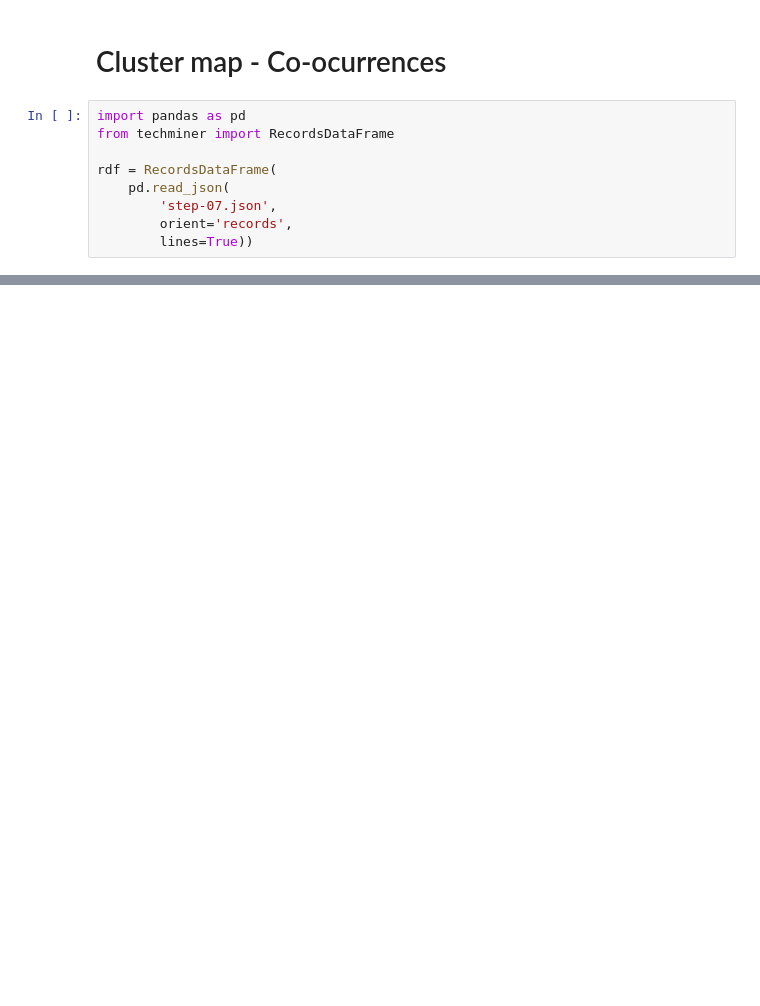
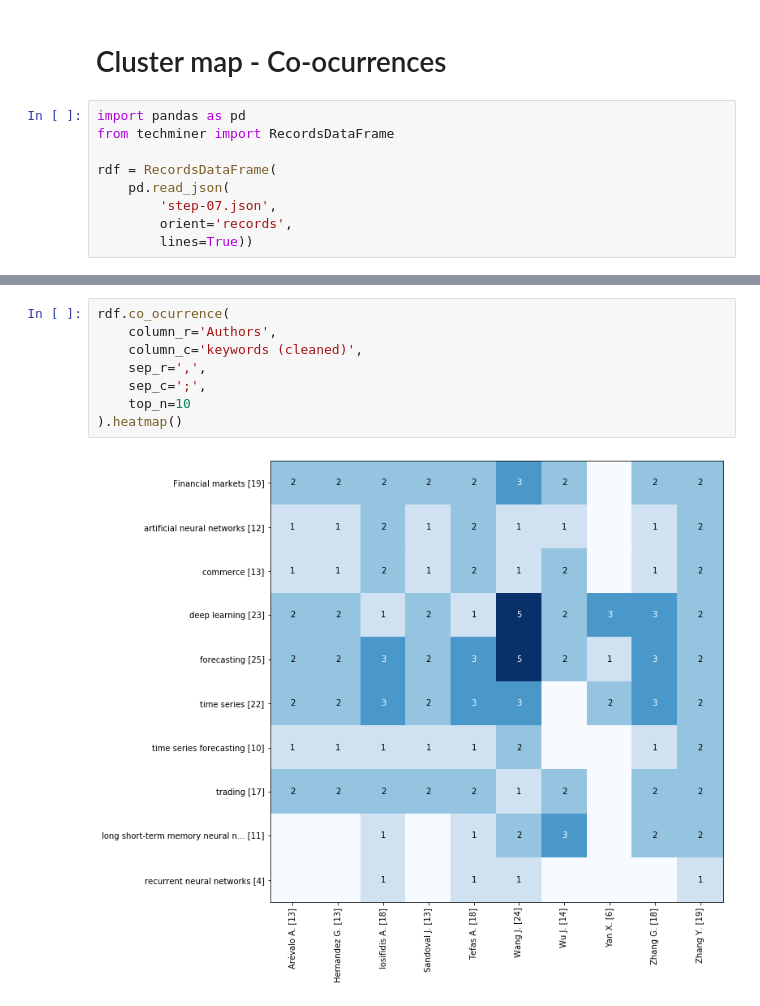
Before and after one commit to jdvelasq/techminer-old-deprecated, a Jupyter notebook: guide/tutorial/26-cluster-map-co_ocurrence.ipynb, the cells around one changed output, grey strips where cells are left out. Cells and saved outputs as stored; diff of their text form; blank space fills up the shorter version.

```diff
--- a/guide/tutorial/26-cluster-map-co_ocurrence.ipynb
+++ b/guide/tutorial/26-cluster-map-co_ocurrence.ipynb
@@ -12 +37,11 @@ rdf = RecordsDataFrame(
+# %%
+rdf.co_ocurrence(
+    column_r='Authors',
+    column_c='keywords (cleaned)',
+    sep_r=',',
+    sep_c=';',
+    top_n=10
+).heatmap()
+# %% [output]
+[figure, added]
 # %%
```
Also changed, not shown: parts of 3 cells of this notebook, 6 other files.
